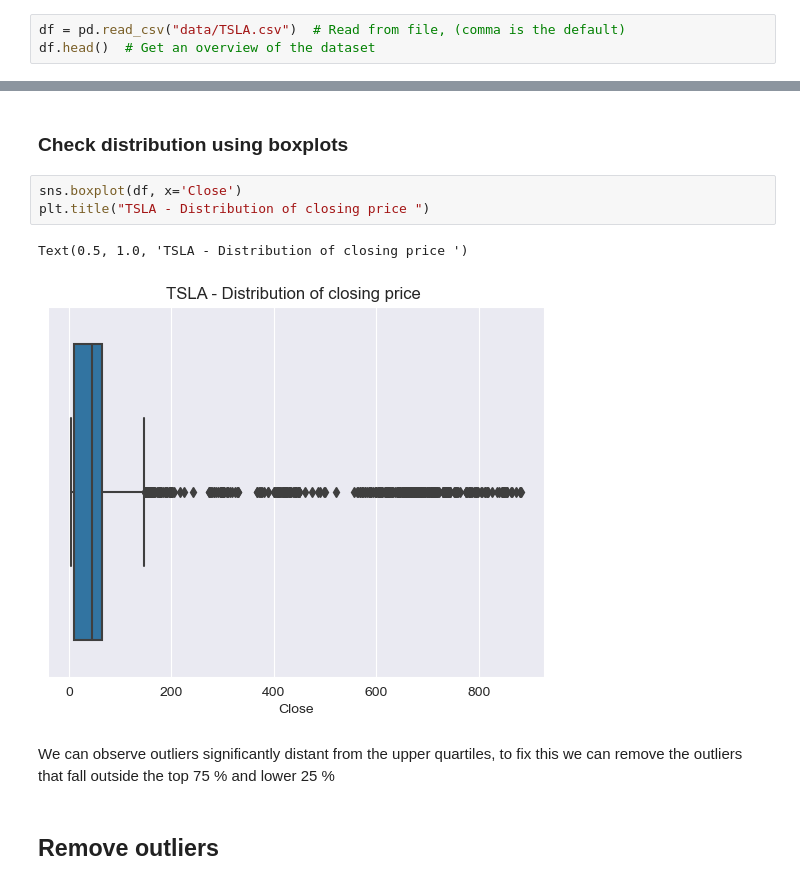
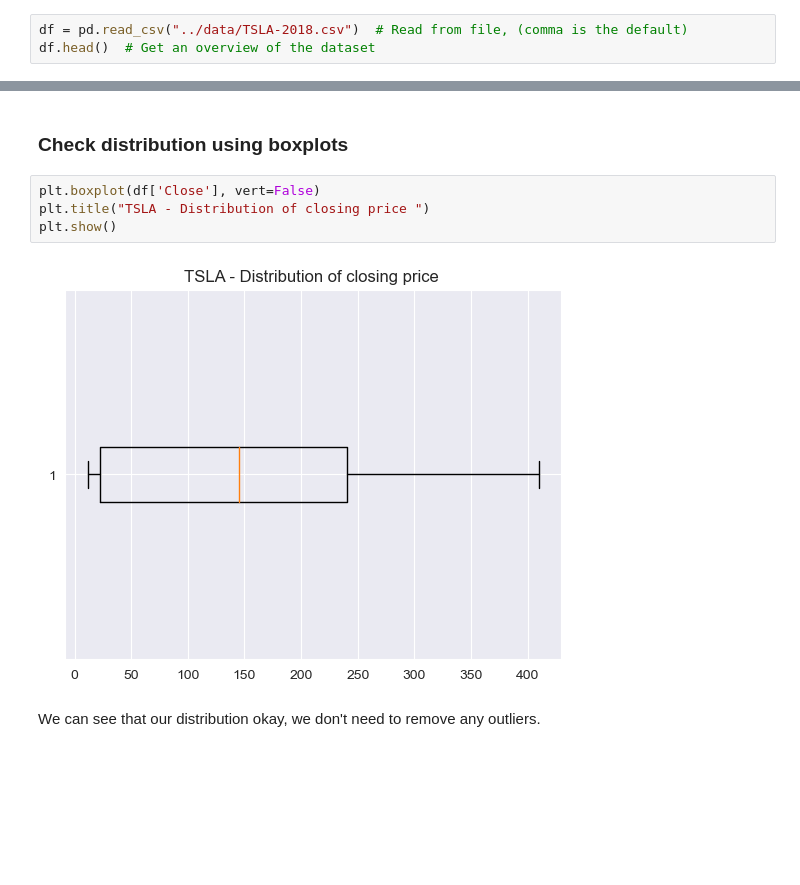
Before and after one commit to rasmusjs/DAVE3625-1-23H-Intro-To-AI-Assignment-2, a Jupyter notebook: main.ipynb, the cells around one changed output, grey strips where cells are left out. Drawn from its saved outputs; the diff is of its cells as text; blank space fills up the shorter version.

```diff
--- a/main.ipynb
+++ b/main.ipynb
@@ -22,5 +31,5 @@ from sklearn.model_selection import train_test_split
 # %%
-df = pd.read_csv("data/TSLA.csv")  # Read from file, (comma is the default)
+df = pd.read_csv("../data/TSLA-2018.csv")  # Read from file, (comma is the default)
 df.head()  # Get an overview of the dataset
 # %% [output]
 |  | Date | Open | High | Low | Close | Adj Close | Volume |
@@ -94,12 +105,10 @@ Text(0.5, 1.0, 'TSLA - Volume')
 # %% [markdown]
 ### Check distribution using boxplots
 # %%
-sns.boxplot(df, x='Close')
+plt.boxplot(df['Close'], vert=False)
 plt.title("TSLA - Distribution of closing price ")
+plt.show()
 # %% [output]
-Text(0.5, 1.0, 'TSLA - Distribution of closing price ')
-[figure, old version]
+[figure, new version]
 # %% [markdown]
-We can observe outliers significantly distant from the upper quartiles, to fix this we can remove the outliers that fall outside the top 75 % and lower 25 %
+We can see that our distribution okay, we don't need to remove any outliers.
-# %% [markdown]
-## Remove outliers
```
Also changed, not shown: parts of 42 cells of this notebook, 9 other files.
